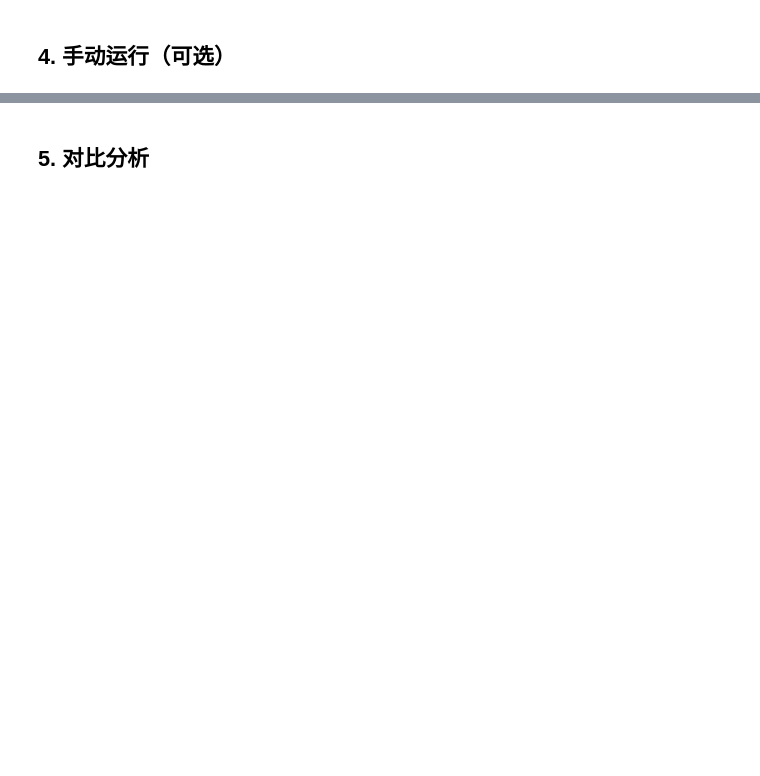
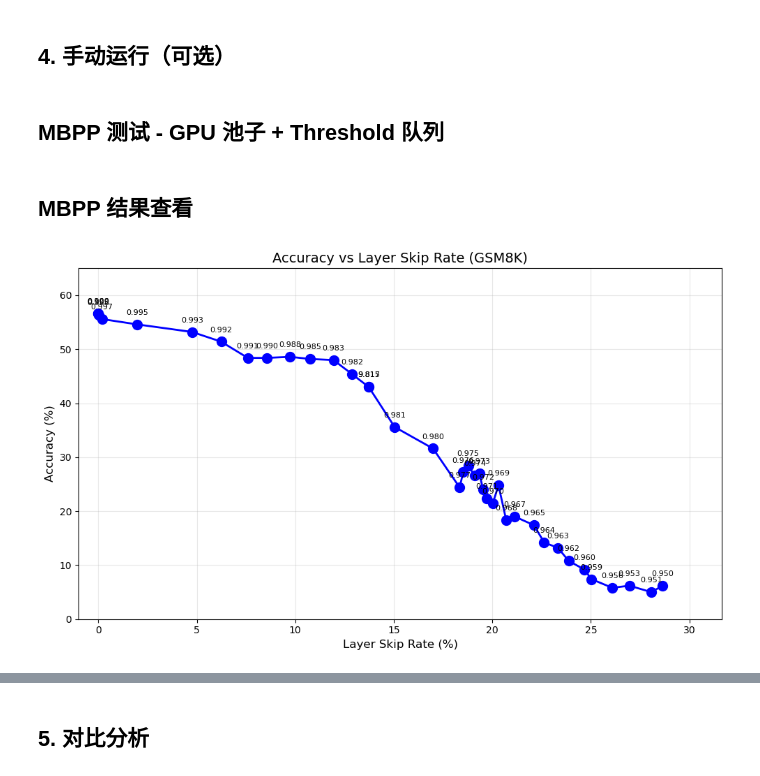
Before and after one commit to HanHoupu/fastllmskip, a Jupyter notebook: layer_skip_eval.ipynb, the cells around one changed output, grey strips where cells are left out. Drawn from its saved outputs; the diff is of its cells as text; code cells hidden in the pictures; blank space fills up the shorter version.

```diff
--- a/layer_skip_eval.ipynb
+++ b/layer_skip_eval.ipynb
@@ -45,13 +47,13 @@ import datetime
 task = "gsm8k"
 fewshot = 3
 limit = 30
-gpu = 0
+gpu = 1
 
 # (threshold, name)
 experiments = [
-    (0.985, "layer_skip_th950"),
-    (0.990, "layer_skip_th970"),
+    (0.985, "layer_skip_th985"),
     (0.990, "layer_skip_th990"),
+    (0.995, "layer_skip_th995"),
 ]
 
 for threshold, name in experiments:
@@ -154,14 +435,15 @@ print("Layer Skip GSM8K Results:")
 print("=" * 110)
 
 results = []
-for log_file in log_files[:14]:  # 最近14个（7个threshold × 可能多次运行）
+for log_file in log_files:  # 最近14个（7个threshold × 可能多次运行）
     name = os.path.basename(log_file)
 
     with open(log_file, 'r') as f:
         content = f.read()
 
-    # Accuracy
-    acc_match = re.search(r'exact_match[,:\|]?\s*([\d.]+)', content)
+    # Accuracy - 匹配表格格式: |flexible-extract|...|0.566|±|
+    # 格式: |gsm8k|      3|flexible-extract|     3|exact_match|↑  |0.566|±  |0.0222|
+    acc_match = re.search(r'flexible-extract.*?\|(\d+\.\d+)\|±', content)
     acc = float(acc_match.group(1)) * 100 if acc_match else None
 
     # Speed
@@ -211,2 +511,4 @@ for r in results:
 # %% [markdown]
 ## 4. 手动运行（可选）
+# %% [markdown]
+## MBPP 测试 - GPU 池子 + Threshold 队列
@@ -212,0 +636,2 @@ for r in results:
+# %% [markdown]
+## MBPP 结果查看
@@ -212,0 +768,63 @@ for r in results:
+# %%
+import matplotlib.pyplot as plt
+import numpy as np
+
+# 从 results 中提取有效数据
+# 将 N/A 的 skip_rate 视为 0
+plot_data = []
+for r in results:
+    acc = r['accuracy']
+    skip = r['skip_rate'] if r['skip_rate'] is not None else 0.0
+    if acc is not None:
+        # 从文件名提取 threshold
+        th_match = re.search(r'th(\d+)', r['name'])
+        th = int(th_match.group(1)) / 1000 if th_match else 0
+        plot_data.append({
+            'threshold': th,
+            'accuracy': acc,
+            'skip_rate': skip,
+            'name': r['name']
+        })
+
+# 按 skip_rate 排序
+plot_data.sort(key=lambda x: x['skip_rate'])
+
+skip_rates = [d['skip_rate'] for d in plot_data]
+accuracies = [d['accuracy'] for d in plot_data]
+thresholds = [d['threshold'] for d in plot_data]
+
+# 创建图表
+fig, ax = plt.subplots(figsize=(10, 6))
+
+# 散点图 + 连线
+ax.plot(skip_rates, accuracies, 'bo-', linewidth=2, markersize=10, label='Accuracy')
+
+# 标注每个点的 threshold
+for i, d in enumerate(plot_data):
+    th_label = f"{d['threshold']:.3f}"
+    ax.annotate(th_label, (skip_rates[i], accuracies[i]),
+                textcoords="offset points", xytext=(0, 10), ha='center', fontsize=8)
+
+ax.set_xlabel('Layer Skip Rate (%)', fontsize=12)
+ax.set_ylabel('Accuracy (%)', fontsize=12)
+ax.set_title('Accuracy vs Layer Skip Rate (GSM8K)', fontsize=14)
+ax.grid(True, alpha=0.3)
+ax.set_xlim(-1, max(skip_rates) + 3)
+ax.set_ylim(0, 65)
+
+# 添加参考线
+
+plt.tight_layout()
+plt.savefig('nlogs/acc_vs_skip_rate.png', dpi=150)
+plt.show()
+
+print("\n图表已保存至 nlogs/acc_vs_skip_rate.png")
+
+# 打印数据表格
+print("\n" + "="*60)
+print(f"{'Threshold':<12} {'Skip Rate %':<15} {'Accuracy %':<15}")
+print("-"*60)
+for d in plot_data:
+    print(f"{d['threshold']:<12.3f} {d['skip_rate']:<15.2f} {d['accuracy']:<15.2f}")
+# %% [output]
+[figure, added]
```
Also changed, not shown: parts of 13 cells of this notebook.
